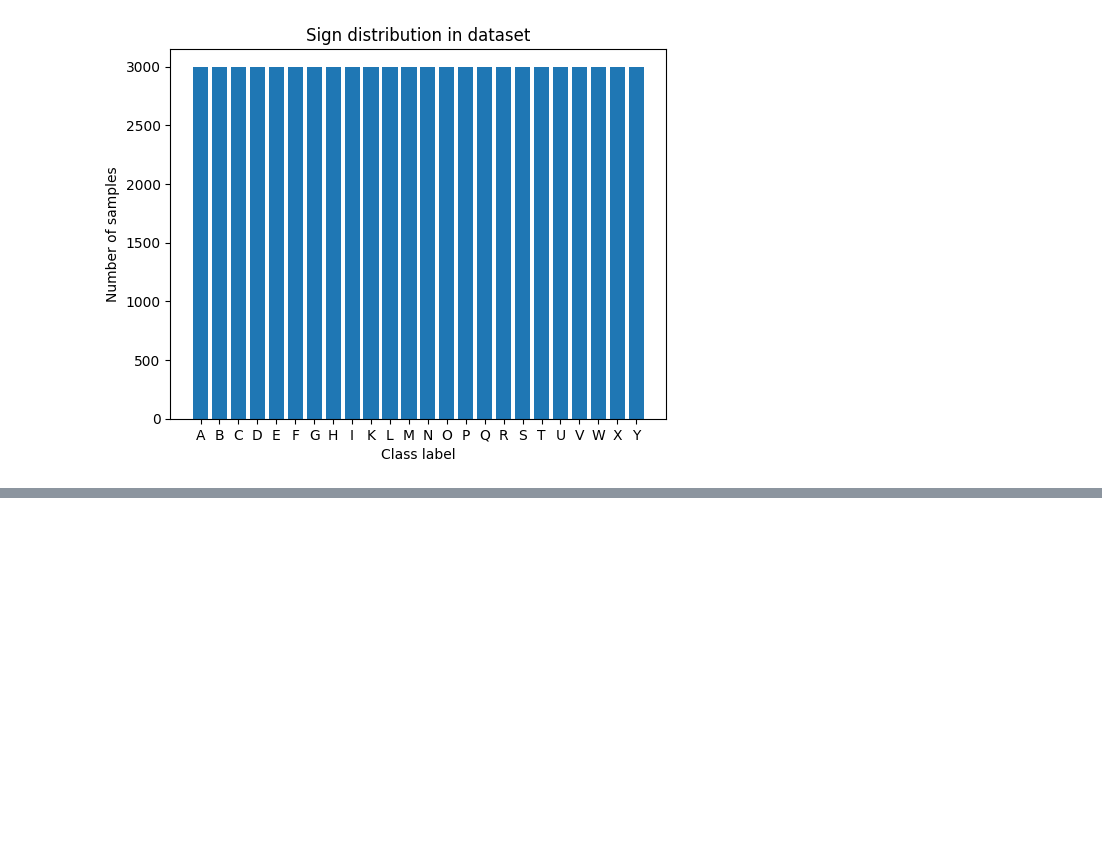
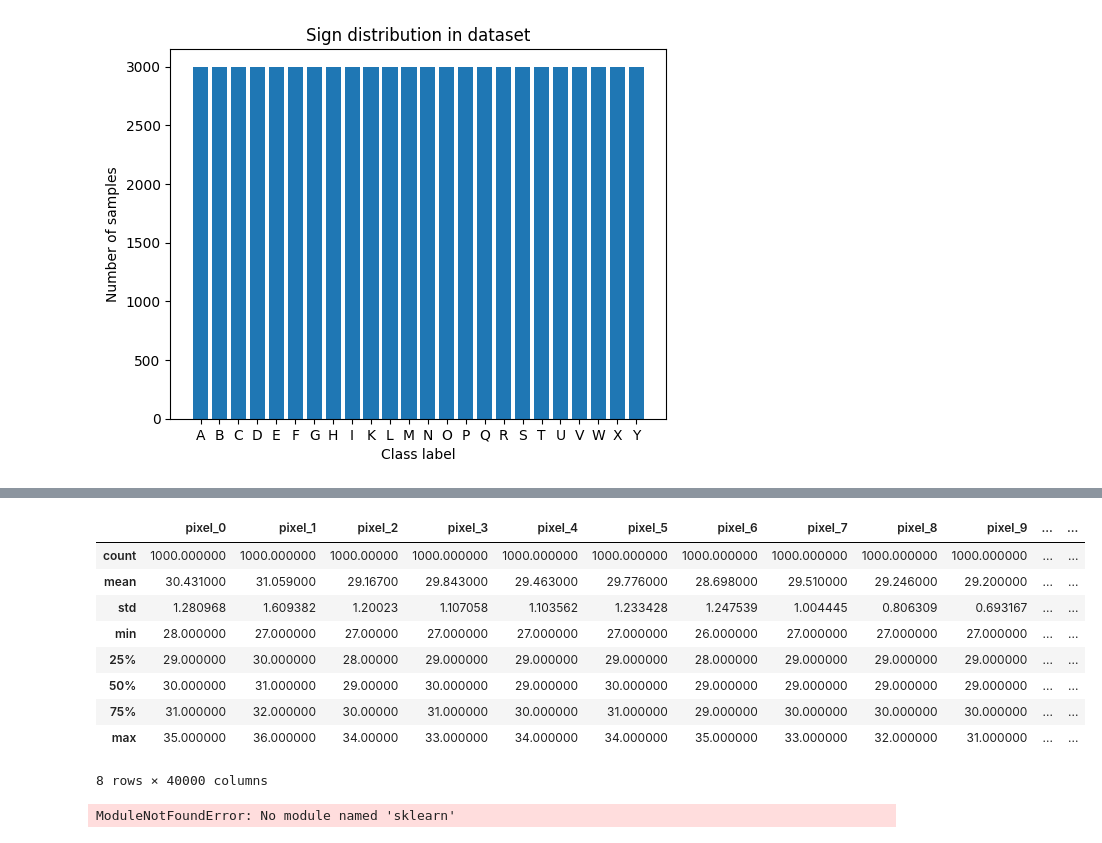
Before and after one commit to teostereciu/mlp, a Jupyter notebook: notebooks/explore.ipynb, the cells around one changed output, grey strips where cells are left out. Cells and saved outputs as stored; diff of their text form; code cells hidden in the pictures; blank space fills up the shorter version.

```diff
--- a/notebooks/explore.ipynb
+++ b/notebooks/explore.ipynb
@@ -115,0 +138,19 @@ for i in range(25):
+# %%
+from PIL import Image
+
+# image to numbers
+def process_row(row):
+    filename = row["filename"]
+    label = row["category"]
+    # load
+    image = Image.open(train_path + "/" + categories[label] + "/" + filename)
+    # convert to grayscale
+    gray_image = image.convert('L')
+    # convert to 2d tensor
+    image_array = np.array(gray_image)
+    # flatten 2d tensor to 1d array
+    flat_image = image_array.ravel()
+    new_row = {'image_array': flat_image, 'label': label}
+    return new_row
+
+result_df = df[0:1000].apply(process_row, axis=1, result_type="expand")
@@ -115,0 +166,39 @@ for i in range(25):
+# %%
+# convert 'image_array' to separate columns
+image_columns = pd.DataFrame(result_df['image_array'].apply(pd.Series).values, columns=[f'pixel_{i}' for i in range(len(result_df['image_array'].iloc[0]))])
+
+image_columns.head()
+image_columns.describe()
+# %% [output]
+|  | pixel_0 | pixel_1 | pixel_2 | pixel_3 | pixel_4 | pixel_5 | pixel_6 | pixel_7 | pixel_8 | pixel_9 | ... | ... |
+| count | 1000.000000 | 1000.000000 | 1000.00000 | 1000.000000 | 1000.000000 | 1000.000000 | 1000.000000 | 1000.000000 | 1000.000000 | 1000.000000 | ... | ... |
+| mean | 30.431000 | 31.059000 | 29.16700 | 29.843000 | 29.463000 | 29.776000 | 28.698000 | 29.510000 | 29.246000 | 29.200000 | ... | ... |
+| std | 1.280968 | 1.609382 | 1.20023 | 1.107058 | 1.103562 | 1.233428 | 1.247539 | 1.004445 | 0.806309 | 0.693167 | ... | ... |
+| min | 28.000000 | 27.000000 | 27.00000 | 27.000000 | 27.000000 | 27.000000 | 26.000000 | 27.000000 | 27.000000 | 27.000000 | ... | ... |
+| 25% | 29.000000 | 30.000000 | 28.00000 | 29.000000 | 29.000000 | 29.000000 | 28.000000 | 29.000000 | 29.000000 | 29.000000 | ... | ... |
+| 50% | 30.000000 | 31.000000 | 29.00000 | 30.000000 | 29.000000 | 30.000000 | 29.000000 | 29.000000 | 29.000000 | 29.000000 | ... | ... |
+| 75% | 31.000000 | 32.000000 | 30.00000 | 31.000000 | 30.000000 | 31.000000 | 29.000000 | 30.000000 | 30.000000 | 30.000000 | ... | ... |
+| max | 35.000000 | 36.000000 | 34.00000 | 33.000000 | 34.000000 | 34.000000 | 35.000000 | 33.000000 | 32.000000 | 31.000000 | ... | ... |
+8 rows × 40000 columns
+# %%
+from sklearn.decomposition import PCA
+from sklearn.manifold import TSNE
+import seaborn as sns
+
+pca = PCA(n_components=2)
+pca_result = pca.fit_transform(df.loc[:,df.columns != 'label'])
+
+df['pca-one'] = pca_result[:,0]
+df['pca-two'] = pca_result[:,1]
+
+plt.figure(figsize=(16,10))
+sns.scatterplot(
+    x="pca-one", y="pca-two",
+    hue="label",
+    palette=sns.color_palette("hls", 10),
+    data=df,
+    legend="full",
+    alpha=0.3
+)
+# %% [output]
+ModuleNotFoundError: No module named 'sklearn'
```
Also changed, not shown: parts of 8 cells of this notebook, 1 other file.
